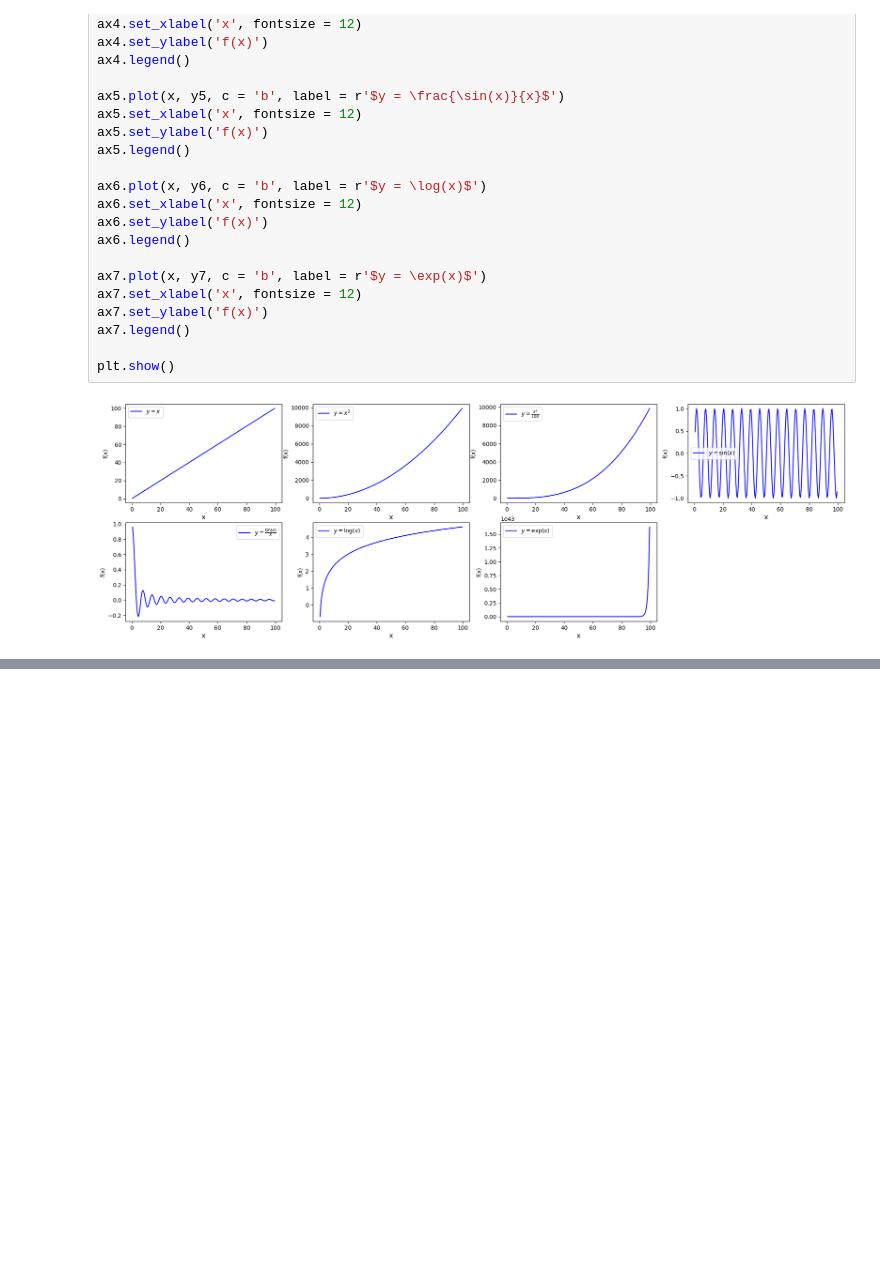
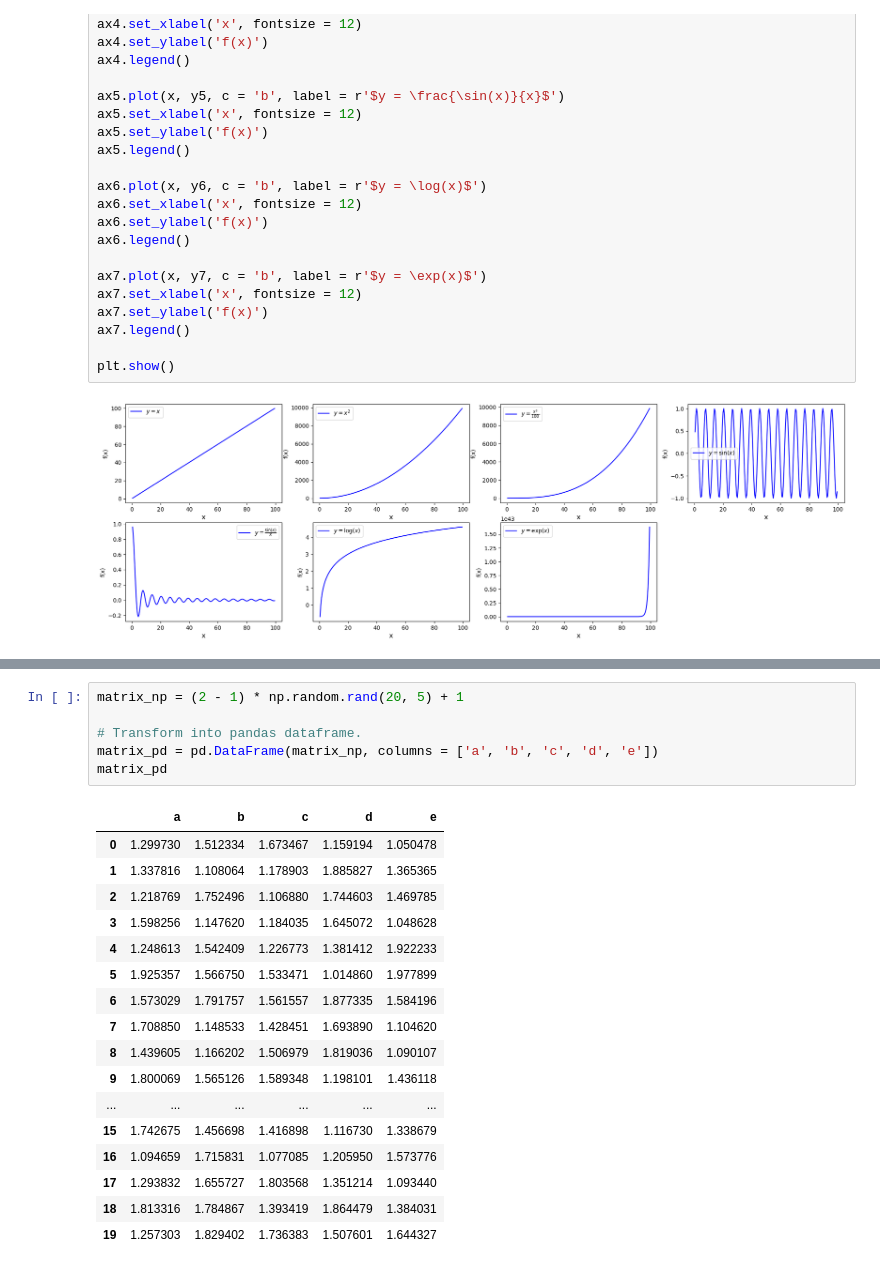
Before and after one commit to abhishek-sharma9/ES335-prerequisite-test, a Jupyter notebook: prerequisite_test_20310094.ipynb, the cells around one changed output, grey strips where cells are left out. Cells and saved outputs as stored; diff of their text form; blank space fills up the shorter version.

```diff
--- a/prerequisite_test_20310094.ipynb
+++ b/prerequisite_test_20310094.ipynb
@@ -597,0 +601,24 @@ plt.show()
+# %%
+matrix_np = (2 - 1) * np.random.rand(20, 5) + 1
+
+# Transform into pandas dataframe.
+matrix_pd = pd.DataFrame(matrix_np, columns = ['a', 'b', 'c', 'd', 'e'])
+matrix_pd
+# %% [output]
+|  | a | b | c | d | e |
+| 0 | 1.299730 | 1.512334 | 1.673467 | 1.159194 | 1.050478 |
+| 1 | 1.337816 | 1.108064 | 1.178903 | 1.885827 | 1.365365 |
+| 2 | 1.218769 | 1.752496 | 1.106880 | 1.744603 | 1.469785 |
+| 3 | 1.598256 | 1.147620 | 1.184035 | 1.645072 | 1.048628 |
+| 4 | 1.248613 | 1.542409 | 1.226773 | 1.381412 | 1.922233 |
+| 5 | 1.925357 | 1.566750 | 1.533471 | 1.014860 | 1.977899 |
+| 6 | 1.573029 | 1.791757 | 1.561557 | 1.877335 | 1.584196 |
+| 7 | 1.708850 | 1.148533 | 1.428451 | 1.693890 | 1.104620 |
+| 8 | 1.439605 | 1.166202 | 1.506979 | 1.819036 | 1.090107 |
+| 9 | 1.800069 | 1.565126 | 1.589348 | 1.198101 | 1.436118 |
+| ... | ... | ... | ... | ... | ... |
+| 15 | 1.742675 | 1.456698 | 1.416898 | 1.116730 | 1.338679 |
+| 16 | 1.094659 | 1.715831 | 1.077085 | 1.205950 | 1.573776 |
+| 17 | 1.293832 | 1.655727 | 1.803568 | 1.351214 | 1.093440 |
+| 18 | 1.813316 | 1.784867 | 1.393419 | 1.864479 | 1.384031 |
+| 19 | 1.257303 | 1.829402 | 1.736383 | 1.507601 | 1.644327 |
```
Also changed, not shown: parts of 3 cells of this notebook.
